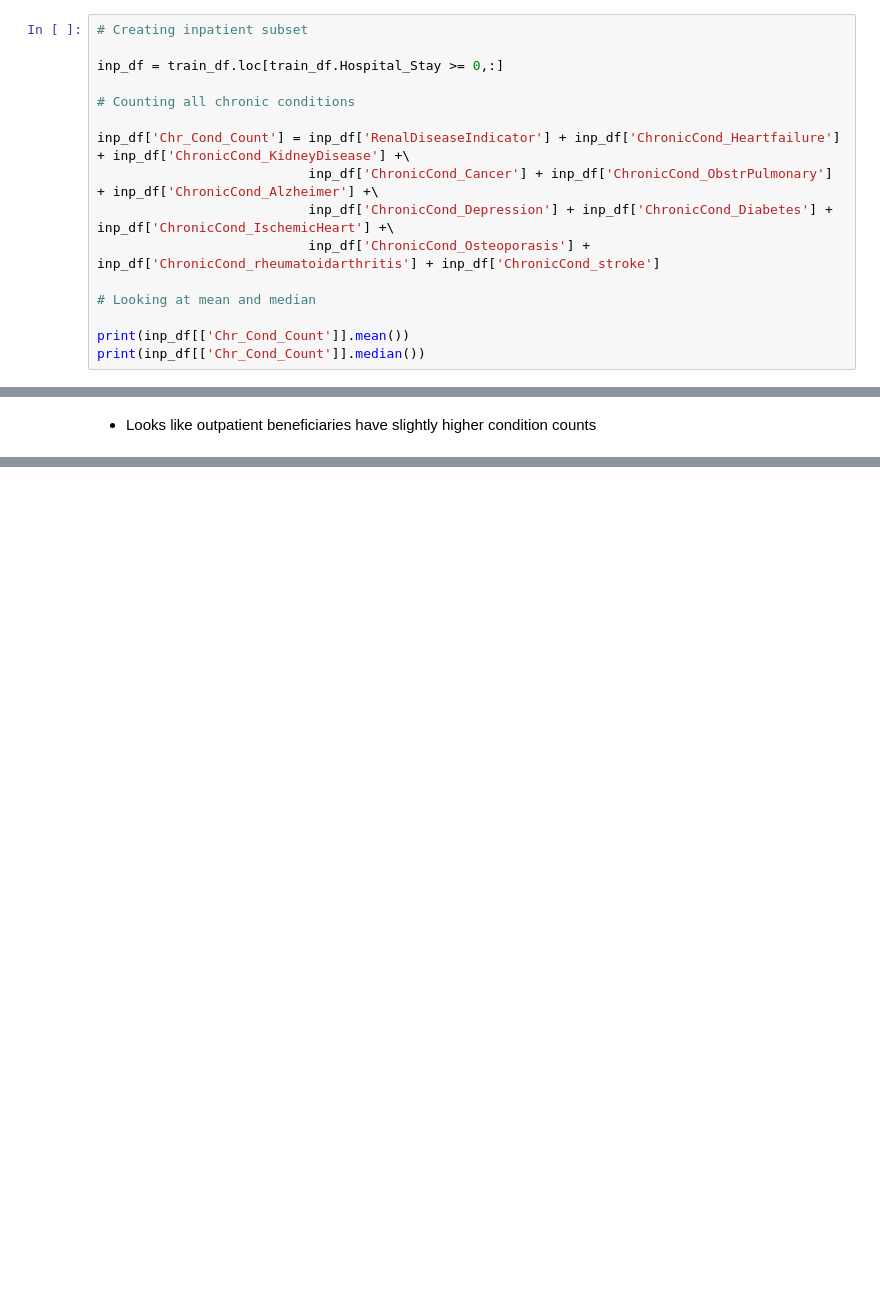
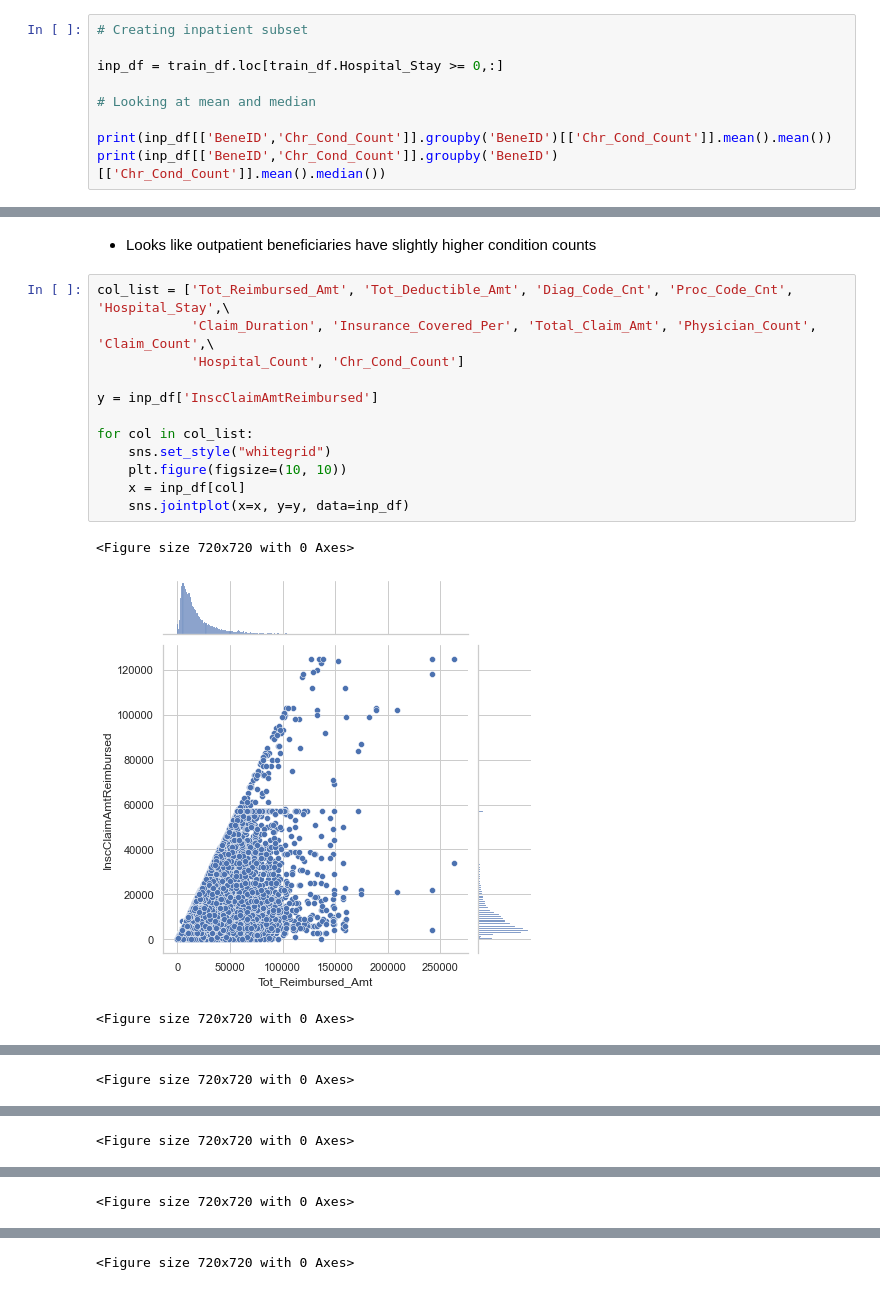
Before and after one commit to suhitasva/Capstone_Project, a Jupyter notebook: EDA_Clust_2.ipynb, the cells around one changed output, grey strips where cells are left out. Drawn from its saved outputs; the diff is of its cells as text; blank space fills up the shorter version.

```diff
--- a/EDA_Clust_2.ipynb
+++ b/EDA_Clust_2.ipynb
@@ -89,15 +92,8 @@ plt.show()
 
 inp_df = train_df.loc[train_df.Hospital_Stay >= 0,:]
 
-# Counting all chronic conditions
-
-inp_df['Chr_Cond_Count'] = inp_df['RenalDiseaseIndicator'] + inp_df['ChronicCond_Heartfailure'] + inp_df['ChronicCond_KidneyDisease'] +\
-                           inp_df['ChronicCond_Cancer'] + inp_df['ChronicCond_ObstrPulmonary'] + inp_df['ChronicCond_Alzheimer'] +\
-                           inp_df['ChronicCond_Depression'] + inp_df['ChronicCond_Diabetes'] + inp_df['ChronicCond_IschemicHeart'] +\
-                           inp_df['ChronicCond_Osteoporasis'] + inp_df['ChronicCond_rheumatoidarthritis'] + inp_df['ChronicCond_stroke']
-
 # Looking at mean and median
 
-print(inp_df[['Chr_Cond_Count']].mean())
-print(inp_df[['Chr_Cond_Count']].median())
+print(inp_df[['BeneID','Chr_Cond_Count']].groupby('BeneID')[['Chr_Cond_Count']].mean().mean())
+print(inp_df[['BeneID','Chr_Cond_Count']].groupby('BeneID')[['Chr_Cond_Count']].mean().median())
 # %% [output]
@@ -128,3 +117,19 @@ Chr_Cond_Count    7.0
 dtype: float64
 # %% [markdown]
 - Looks like outpatient beneficiaries have slightly higher condition counts
+# %%
+col_list = ['Tot_Reimbursed_Amt', 'Tot_Deductible_Amt', 'Diag_Code_Cnt', 'Proc_Code_Cnt', 'Hospital_Stay',\
+            'Claim_Duration', 'Insurance_Covered_Per', 'Total_Claim_Amt', 'Physician_Count', 'Claim_Count',\
+            'Hospital_Count', 'Chr_Cond_Count']
+
+y = inp_df['InscClaimAmtReimbursed']
+
+for col in col_list:
+    sns.set_style("whitegrid")
+    plt.figure(figsize=(10, 10))
+    x = inp_df[col]
+    sns.jointplot(x=x, y=y, data=inp_df)
+# %% [output]
+<Figure size 720x720 with 0 Axes>
+[figure, added]
+<Figure size 720x720 with 0 Axes>
@@ -130,0 +137 @@ dtype: float64
+<Figure size 720x720 with 0 Axes>
@@ -130,0 +139 @@ dtype: float64
+<Figure size 720x720 with 0 Axes>
@@ -130,0 +141 @@ dtype: float64
+<Figure size 720x720 with 0 Axes>
@@ -130,0 +143 @@ dtype: float64
+<Figure size 720x720 with 0 Axes>
```
Also changed, not shown: parts of 75 cells of this notebook.
